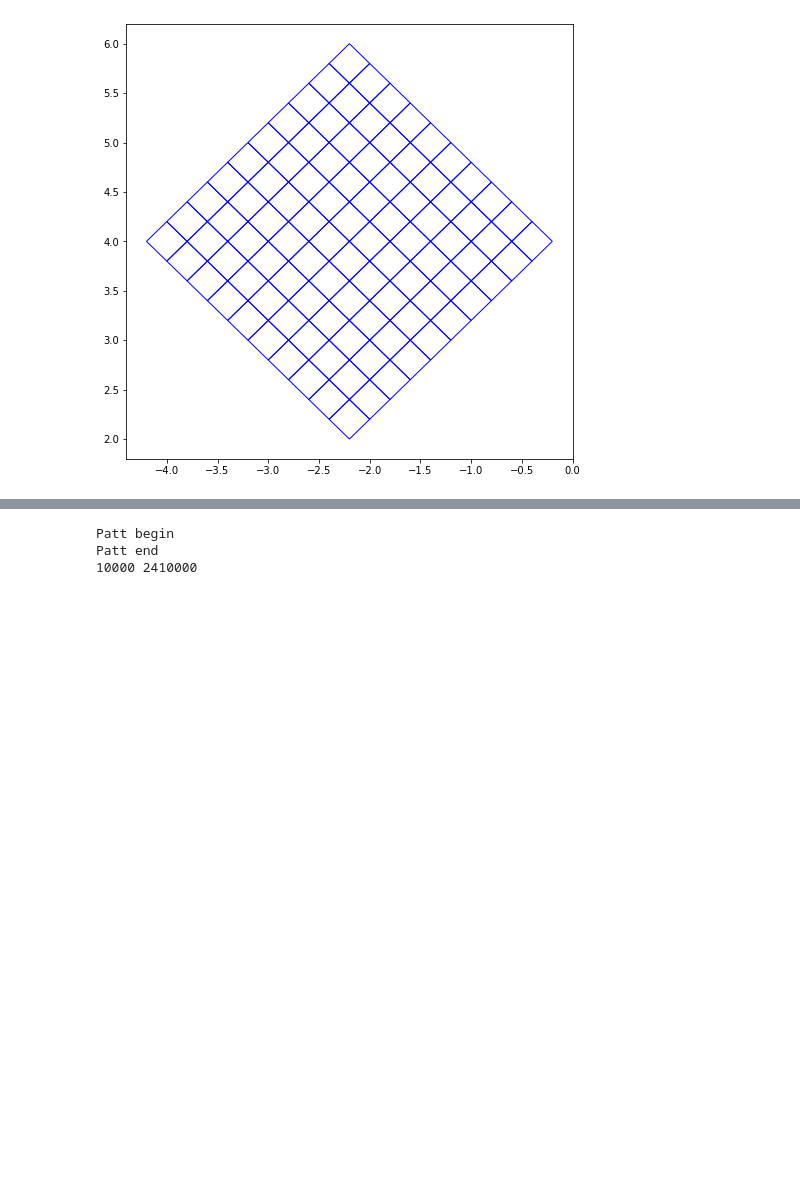
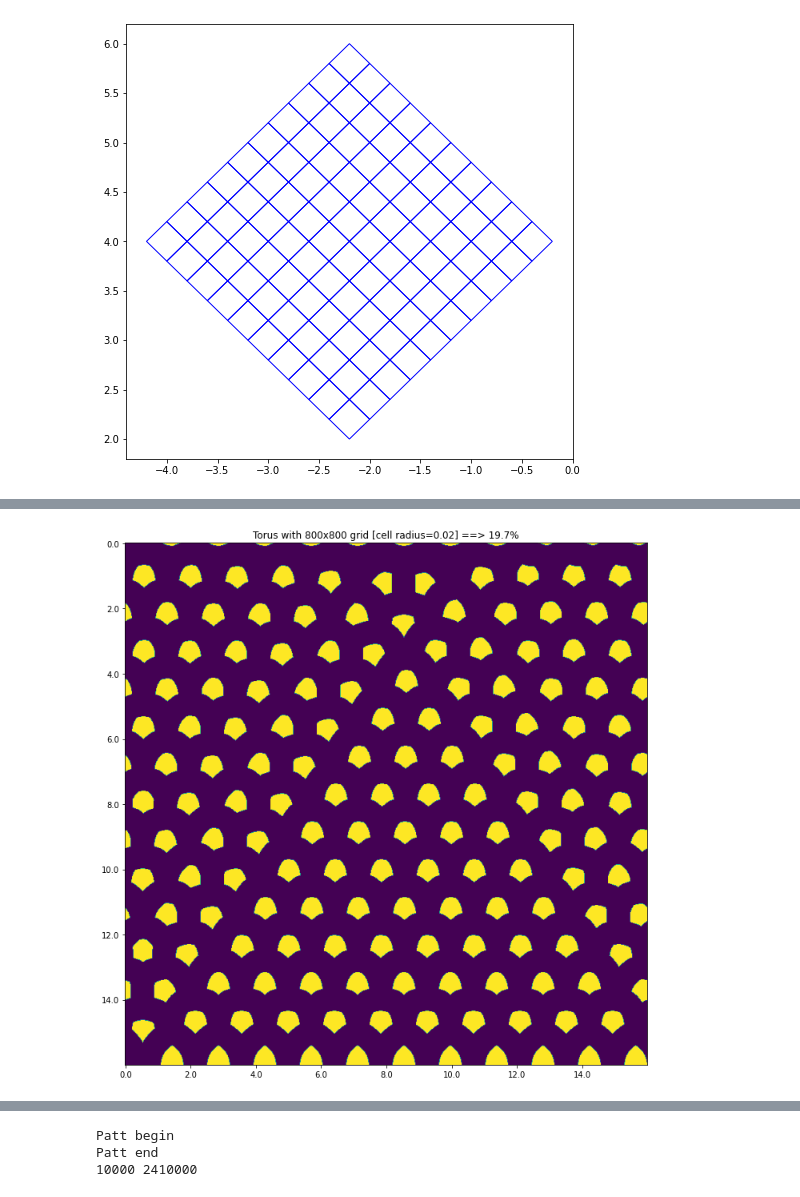
Before and after one commit to dczifra/plane_2coloring, a Jupyter notebook: scripts/plot.ipynb, the cells around one changed output, grey strips where cells are left out. Drawn from its saved outputs; the diff is of its cells as text; code cells hidden in the pictures; blank space fills up the shorter version.

```diff
--- a/scripts/plot.ipynb
+++ b/scripts/plot.ipynb
@@ -144,0 +180,17 @@ for _,c in grid.get_cells():
+# %%
+params_big2 = {"r":0.02, "size":800}
+grid = SquareGrid([0,0], params_big2["r"], params_big2["size"], params_big2["size"])
+# %%
+arr = np.array(get_arr(params_big2), dtype=int)
+plt.figure(figsize=(12,12))
+N = params_big2["size"]
+r = params_big2["r"]
+
+img = np.zeros(N*N)
+img[arr]=1
+plt.imshow(img.reshape(N,N))
+plt.title(f"Torus with {params_big2['size']}x{params_big2['size']} grid [cell radius={params_big2['r']}] ==> 19.7%");
+plt.xticks(np.arange(0,N,100), [str(a) for a in np.arange(0,N,100)*r]);
+plt.yticks(np.arange(0,N,100), [str(a) for a in np.arange(0,N,100)*r]);
+# %% [output]
+[figure, added]
```
Also changed, not shown: parts of 17 cells of this notebook, 4 other files.
